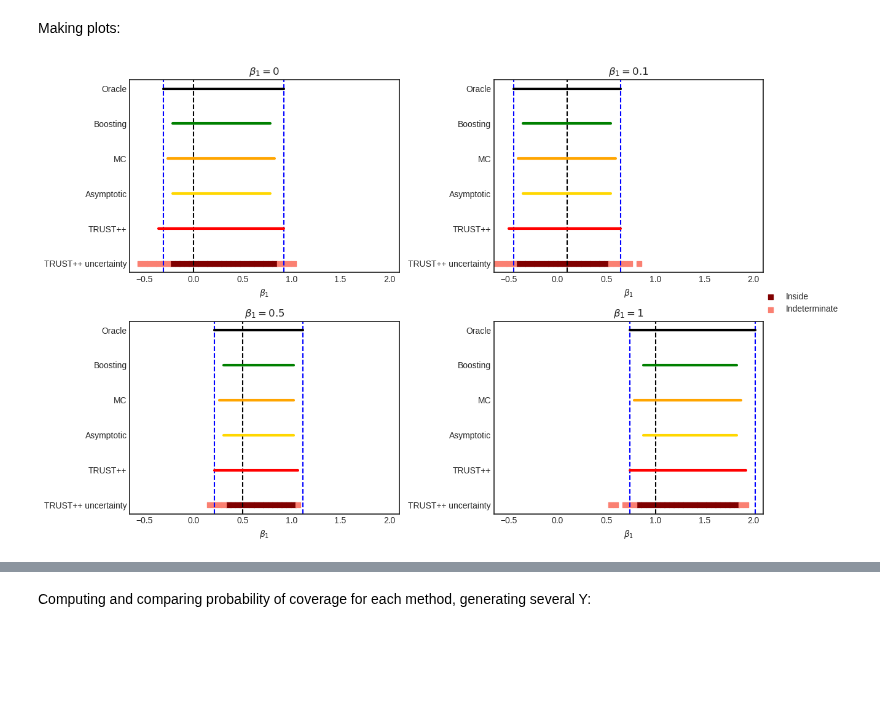
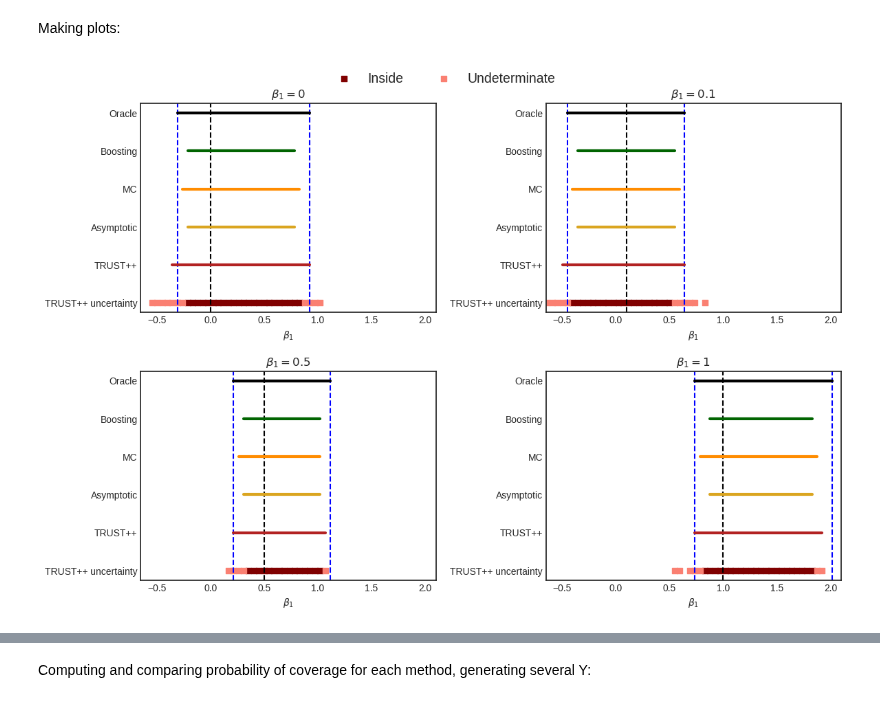
Before and after one commit to Monoxido45/CSI, a Jupyter notebook: experiments/nuissance_test.ipynb, the cells around one changed output, grey strips where cells are left out. Cells and saved outputs as stored; diff of their text form; code cells hidden in the pictures; blank space fills up the shorter version.

Commit message:
updating nuisance experiments and results visualizations

```diff
--- a/experiments/nuissance_test.ipynb
+++ b/experiments/nuissance_test.ipynb
@@ -2211,16 +2211,16 @@ fig, axs = plt.subplots(2, 2, figsize=(12, 8))  # 2 rows, 2 columns
 
 # Define the methods and their corresponding confidence lists and labels
 methods = [
-    ("TRUST++", TRUST_plus_conf_list, 'red'),
-    ("Asymptotic", asymp_conf_list, 'gold'),
-    ("MC", naive_conf_list, 'orange'),
-    ("Boosting", boosting_conf_list, 'green'),
-    ("Oracle", oracle_conf_list, 'black'),
+    ("TRUST++", TRUST_plus_conf_list, 'firebrick'),  # Dark Red
+    ("Asymptotic", asymp_conf_list, "goldenrod"),  # Goldenrod
+    ("MC", naive_conf_list, 'darkorange'),  # Dark Orange
+    ("Boosting", boosting_conf_list, 'darkgreen'),  # Dark Green
+    ("Oracle", oracle_conf_list, 'black'),  # Black
 ]
 
 uncertainty_list = [
     ("Inside", accept_list, 'maroon'),
-    ("Indeterminate", agnostic_list, "salmon")
+    ("Undeterminate", agnostic_list, "salmon")
 ]
 
 # Flatten the axs array for easier iteration
@@ -2246,36 +2246,39 @@ for i, ax in enumerate(axs):
         # selecting i-th entry of conf list
         conf_value = conf[i]
         x = np.repeat(np.array([label]), conf_value.shape[0])
-        ax.errorbar(conf_value, x, label=label, color=color, lw = 3)
+        ax.errorbar(conf_value, x, label=label, color=color, lw = 3, )
 
     ax.axvline(x = values_list[j], linestyle = "dashed",
                color = "black")
 
     ax.axvline(x = oracle_inf[j], linestyle = "dashed",
                color = "blue")
 
     ax.axvline(x = oracle_sup[j], linestyle = "dashed",
                color = "blue")
     ax.set_title(rf"$\beta_1 = {values_list[j]}$")
     ax.set_xlabel(r"$\beta_1$")
     ax.set_xlim(-0.65, 2.1)
     j += 1
 
 # Add a legend outside of the panels
 handles, labels = axs[0].get_legend_handles_labels()
 label_idx = [0, 1]
 handles_used = [handles[i] for i in label_idx]
 labels_used = [labels[i] for i in label_idx]
-
+plt.rcParams.update({'font.size': 14})
 # selecting only the first three labels
 fig.legend(
     handles_used,
     labels_used,
-    loc='center right',
-    bbox_to_anchor=(1.1, 0.5)
+    loc='upper center',
+    bbox_to_anchor=(0.5, 1.025),
+    ncol=2
     )
 plt.tight_layout()
 plt.show()
-fig.savefig("figures/confidence_intervals_GLM_beta_1.pdf", format="pdf")
+fig.savefig("figures/confidence_intervals_GLM_beta_1.pdf",
+            format="pdf",
+            bbox_inches='tight')
 # %% [output]
-[figure, old version]
+[figure, new version]
```
Also changed, not shown: parts of 11 cells of this notebook, 2 other files.
